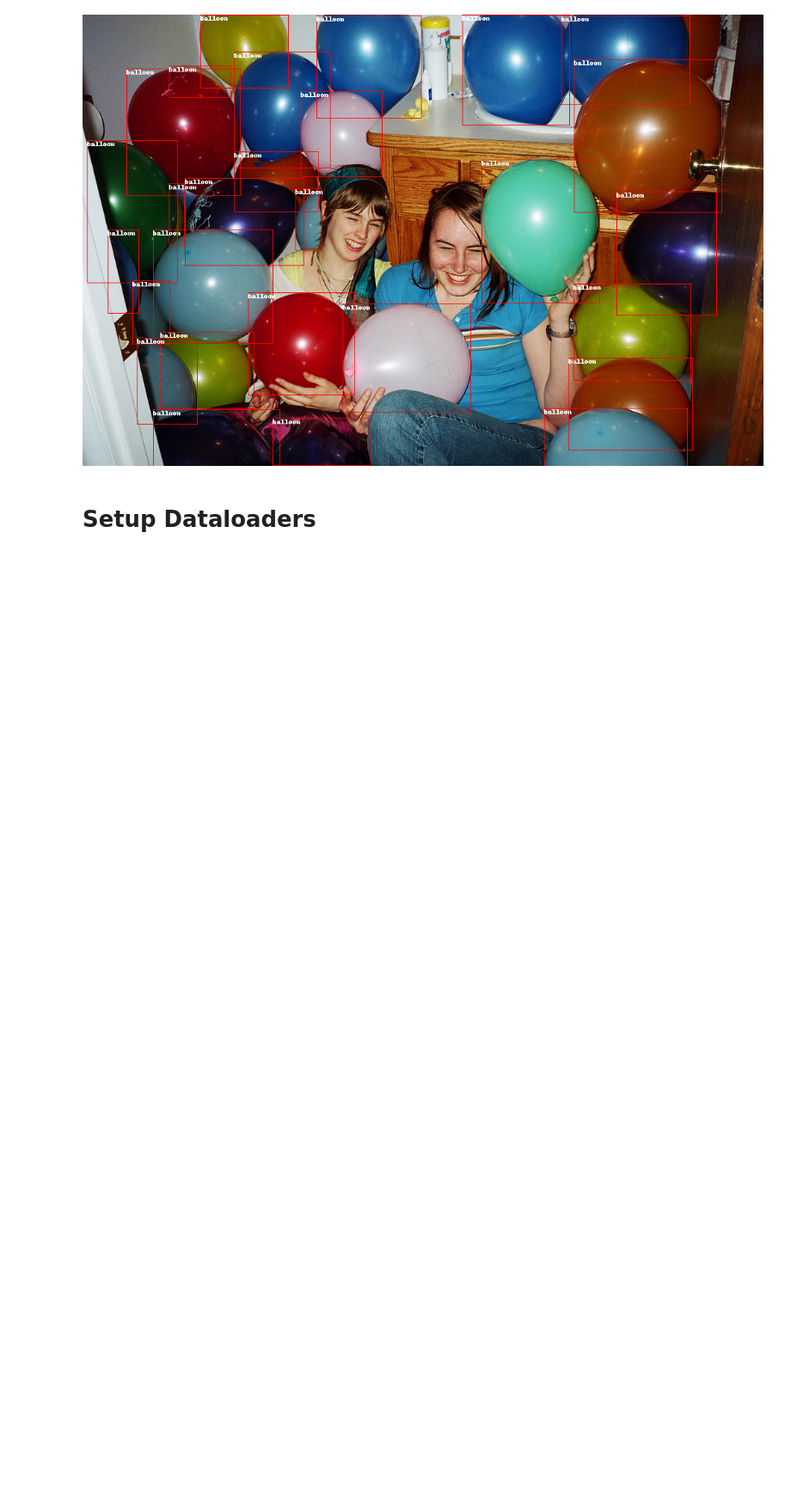
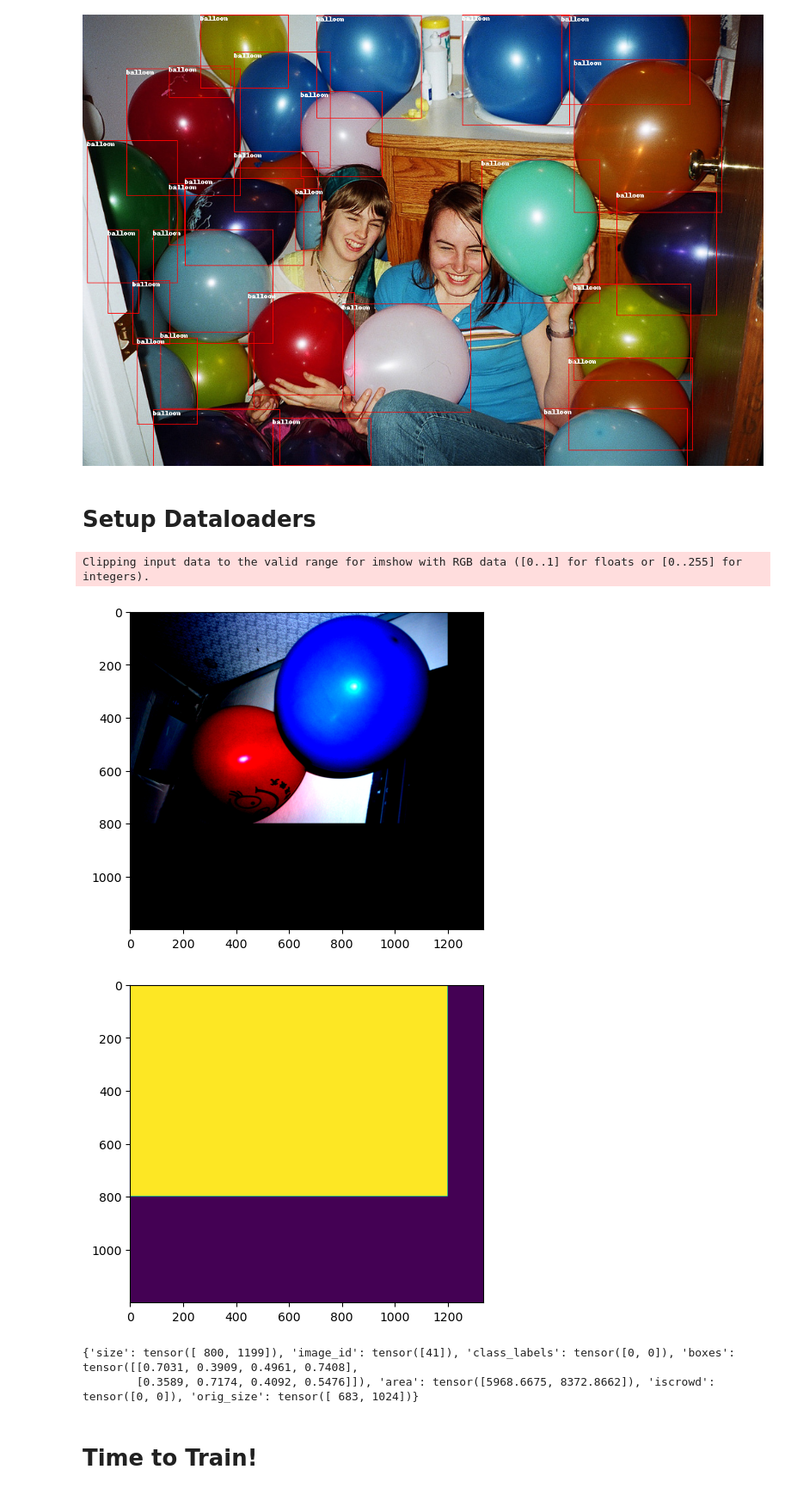
Before and after one commit to sunildkumar/finetune_detr, a Jupyter notebook: finetune_detr_from_scratch_ptl.ipynb, the cells around one changed output. Shown at 86% size. Saved outputs shown, nothing was run; the diff lists cells and outputs as text; code cells hidden in the pictures; blank space fills up the shorter version.

Commit message:
setup dataloaders

```diff
--- a/finetune_detr_from_scratch_ptl.ipynb
+++ b/finetune_detr_from_scratch_ptl.ipynb
@@ -256,3 +261,46 @@ visualize_training_example(many_balloon_id)
 [figure]
 # %% [markdown]
 # Setup Dataloaders
+# %%
+# we need to define how to construct a batch out of a sequence of [(pixel_values, target)] that our datasets return
+
+def collate_fn(batch):
+    pixel_values = [item[0] for item in batch]
+    # our images have different sizes so we need to pad them such that all images in the batch have the same shape. Fortunately the process can handle this!
+    encoding = processor.pad(pixel_values, return_tensors="pt")
+    labels = [item[1] for item in batch]
+    batch = {}
+    batch['pixel_values'] = encoding['pixel_values']
+    batch['pixel_mask'] = encoding['pixel_mask']
+    batch['labels'] = labels
+    return batch
+
+train_dataloader = DataLoader(train_dataset, collate_fn=collate_fn, batch_size=4, shuffle=True)
+val_dataloader = DataLoader(val_dataset, collate_fn=collate_fn, batch_size=2)
+# %%
+# lets visualize an element from the batch to make sure it makes sense and is consistent with its target(s).
+# the colors are a bit off because of transforms the processor applies (normalization etc.)
+
+batch = next(iter(train_dataloader))
+image = batch['pixel_values'][0]
+mask = batch['pixel_mask'][0]
+
+# the image and mask match
+image = image.permute(1, 2, 0).numpy()
+plt.imshow(image)
+plt.show()
+
+mask = mask.numpy()
+plt.imshow(mask)
+plt.show()
+
+target = batch['labels'][0]
+print(target)
+# %% [output]
+Clipping input data to the valid range for imshow with RGB data ([0..1] for floats or [0..255] for integers).
+[figure, added]
+[figure, added]
+{'size': tensor([ 800, 1199]), 'image_id': tensor([41]), 'class_labels': tensor([0, 0]), 'boxes': tensor([[0.7031, 0.3909, 0.4961, 0.7408],
+        [0.3589, 0.7174, 0.4092, 0.5476]]), 'area': tensor([5968.6675, 8372.8662]), 'iscrowd': tensor([0, 0]), 'orig_size': tensor([ 683, 1024])}
+# %% [markdown]
+# Time to Train!
```
Also changed, not shown: parts of 3 cells of this notebook.
